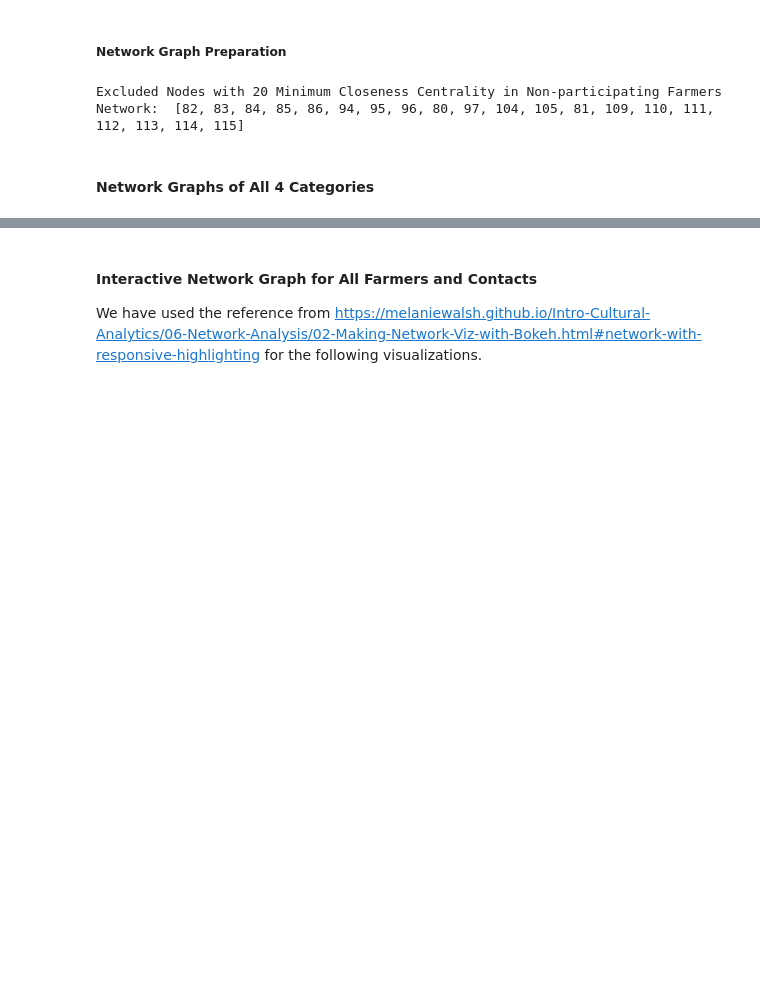
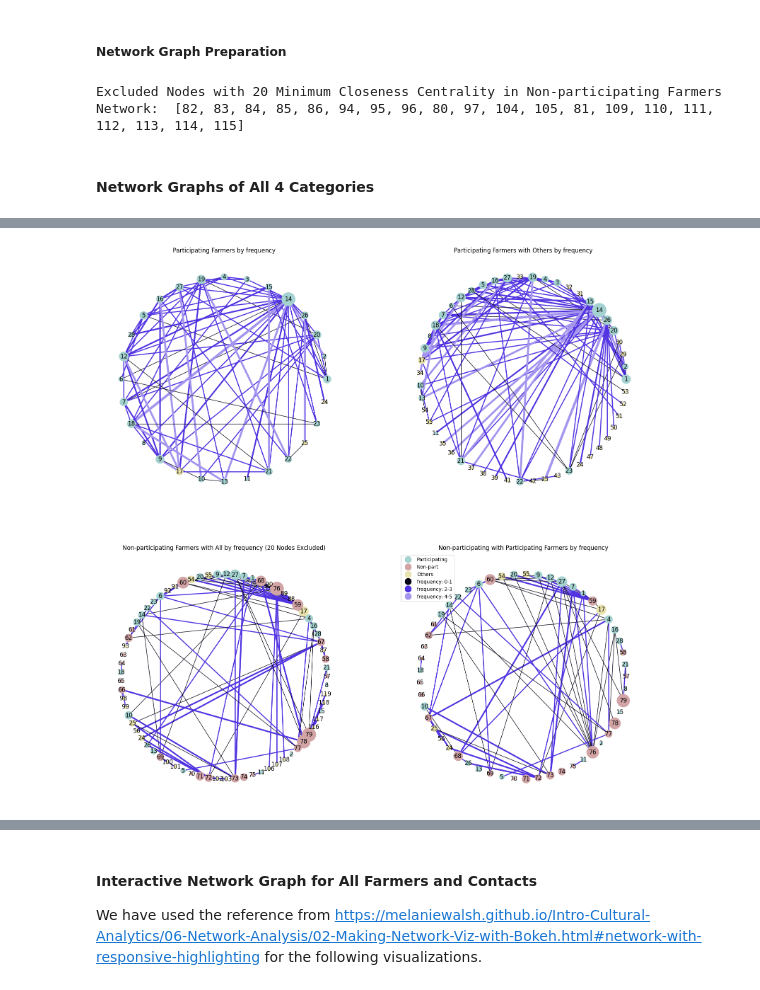
Before and after one commit to liugrac/climate_change_responses, a Jupyter notebook: Farmers Social Network.ipynb, the cells around one changed output, grey strips where cells are left out. Saved outputs shown, nothing was run; the diff lists cells and outputs as text; code cells hidden in the pictures; blank space fills up the shorter version.

```diff
--- a/Farmers Social Network.ipynb
+++ b/Farmers Social Network.ipynb
@@ -150,7 +206,6 @@ Excluded Nodes with 20 Minimum Closeness Centrality in Non-participating Farmers
 # %%
 part_colour = dict.fromkeys(all_farmers_df.receiver_id.tolist() + all_farmers_df.sender_id.tolist())
 for key, value in part_colour.items():
-    # print(key, value)
     if key in part_list:
         part_colour[key] = '#a4d2d0' # green
     elif key in non_list:
@@ -158,26 +213,29 @@ for key, value in part_colour.items():
     else:
         part_colour[key] = '#e9e3ae' # yellow
 
-
 def colour_mapping(G):
     colour_list =[]
     for node in G.nodes():
         colour_list.append(part_colour[node])
     return colour_list
 
-def edge_color(G):
+def edge_color(G, col):
     colour_list =[]
-    widths = nx.get_edge_attributes(G, 'trust')
-    trust_list = list(widths.values())
-    for trust in trust_list:
-        if trust >= 1 and trust < 4: #1,2,3
-            colour_list.append('#09223a') #dark
-        elif trust == 4:
-            colour_list.append('#89bbec') #lighter
-        elif trust == 5:
-            colour_list.append('#2075c7') #light
+    widths = nx.get_edge_attributes(G, col)
+    att_list = list(widths.values())
+    for a in att_list:
+        if a < 1:
+            colour_list.append('#060314') #dark
+        elif a == 1:
+            colour_list.append('#060314')
+        elif a == 2:
+            colour_list.append('#5233e1')
+        elif a == 3:
+            colour_list.append('#5233e1')
+        elif a == 4:
+            colour_list.append('#a595ef')
         else:
-            colour_list.append('#0b2742')
+            colour_list.append('#a595ef') #light purple
     return colour_list
 # %% [markdown]
 #### Network Graphs of All 4 Categories
@@ -205,0 +281,4 @@ plt.show()
+# %%
+graphing_by_attri('frequency')
+# %% [output]
+[figure, added]
```
Also changed, not shown: parts of 14 cells of this notebook.
